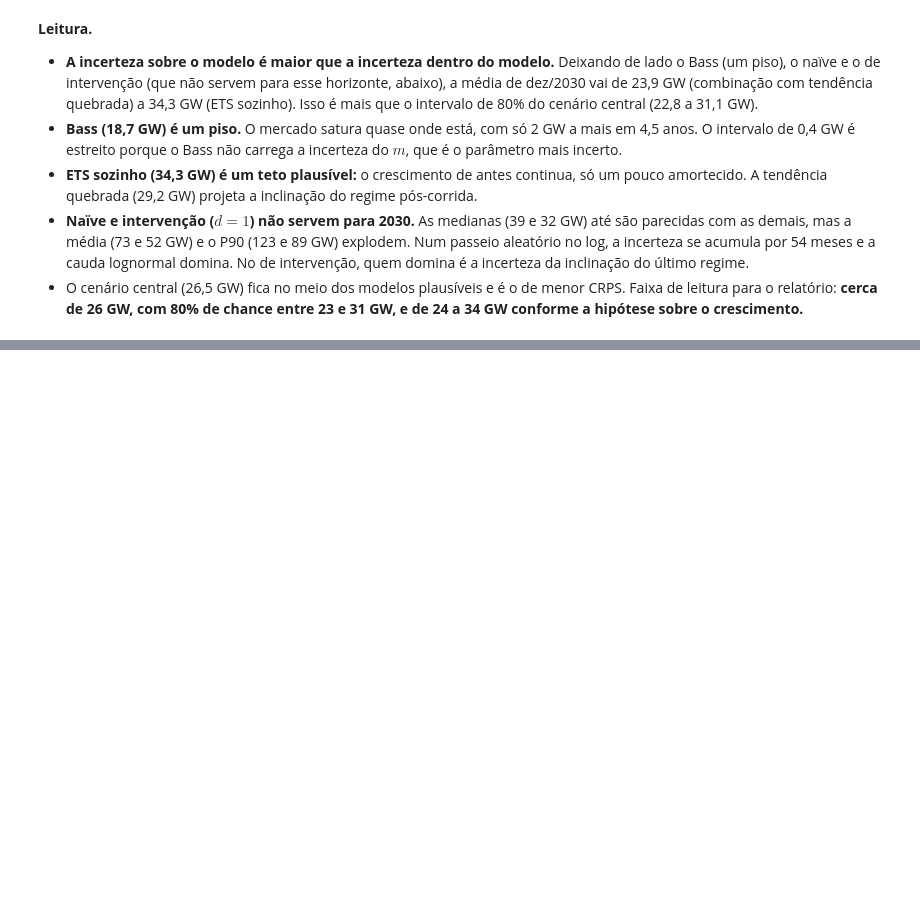
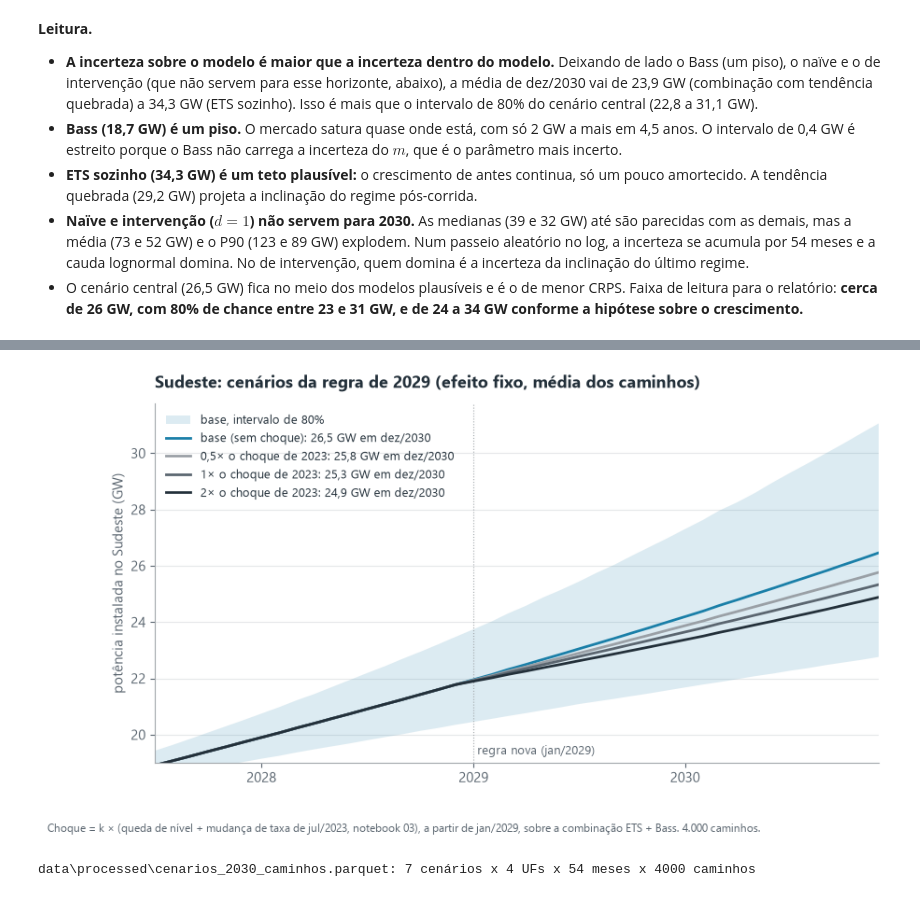
Before and after one commit to BrunoWolf03/IND2616-ProjetoMMGD, a Jupyter notebook: notebooks/05_cenarios_2030.ipynb, the cells around one changed output, grey strips where cells are left out. Saved outputs shown, nothing was run; the diff lists cells and outputs as text; code cells hidden in the pictures; blank space fills up the shorter version.

```diff
--- a/notebooks/05_cenarios_2030.ipynb
+++ b/notebooks/05_cenarios_2030.ipynb
@@ -232,15 +234,3 @@ por_uf[["jun/2026", "média", "P10", "P50", "P90", "crescimento %", "parcela da
 | MG | 6.11 | 8.73 | 7.68 | 8.51 | 9.99 | 42.82 | 32.98 |
 | RJ | 2.00 | 3.36 | 2.67 | 3.17 | 4.27 | 68.17 | 12.69 |
 | ES | 1.33 | 2.34 | 1.81 | 2.20 | 3.04 | 76.60 | 8.86 |
-# %%
-# caminhos do cenário central por UF, para a fase 6 (impacto na rede)
-SAIDA = ROOT / "data" / "processed" / "cenarios_2030_caminhos.parquet"
-partes = []
-for uf in UFS:
-    inst = acumulado(central[uf], uf)
-    partes.append(pd.DataFrame({
-        "mes": np.repeat(FUT, N_SIM), "uf": uf, "caminho": np.tile(np.arange(N_SIM), H),
-        "mw_adicionado": central[uf].ravel().astype("float32"), "mw_instalado": inst.ravel().astype("float32"),
-    }))
-pd.concat(partes, ignore_index=True).to_parquet(SAIDA)
-print(f"{SAIDA.relative_to(ROOT)}: {N_SIM} caminhos x {H} meses x {len(UFS)} UFs")
@@ -336,0 +411,40 @@ fig.savefig(RES / "cenarios_2030_metodos_modelos.png")
+# %%
+FIXOS = ["base (sem choque)"] + [f"{r} o choque de 2023, efeito fixo" for r in K]
+CORES_K = dict(zip(FIXOS, [CORES_UF["SP"], "#9AA0A6", "#5B6670", estilo.TINTA]))
+fig, ax = plt.subplots(figsize=(10, 5))
+ax.axvline(INICIO_2029, color=estilo.NEUTRO, lw=0.8, ls=":")
+ax.text(INICIO_2029, 19.2, " regra nova (jan/2029)", fontsize=9, color=estilo.TINTA_SUAVE, va="bottom")
+b = acum_cen["base (sem choque)"] / 1e3
+ax.fill_between(FUT, np.quantile(b, 0.1, axis=1), np.quantile(b, 0.9, axis=1), color=CORES_UF["SP"], alpha=0.15, lw=0,
+                label="base, intervalo de 80%")
+for nome in FIXOS:
+    m = acum_cen[nome].mean(axis=1) / 1e3
+    rot = f"{nome.replace(', efeito fixo', '')}: {m[-1]:.1f} GW em dez/2030".replace(".", ",")
+    ax.plot(FUT, m, color=CORES_K[nome], lw=2, label=rot)
+ax.set_ylabel("potência instalada no Sudeste (GW)")
+ax.set_ylim(19, None)
+ax.set_xlim(pd.Timestamp("2027-07-01"), FUT[-1])
+ax.xaxis.set_major_locator(mdates.YearLocator())
+ax.xaxis.set_major_formatter(mdates.DateFormatter("%Y"))
+ax.legend(loc="upper left", fontsize=9.5)
+ax.set_title("Sudeste: cenários da regra de 2029 (efeito fixo, média dos caminhos)")
+estilo.fonte_rodape(fig, "Choque = k × (queda de nível + mudança de taxa de jul/2023, notebook 03), a partir de jan/2029, "
+                    "sobre a combinação ETS + Bass. 4.000 caminhos.")
+fig.savefig(RES / "cenarios_2029_choque_se.png")
+# %% [output]
+[figure, added]
+# %%
+# caminhos por estado e cenário, para a fase 6 (impacto na rede)
+SAIDA = ROOT / "data" / "processed" / "cenarios_2030_caminhos.parquet"
+partes = []
+for nome, c in cen.items():
+    for uf in UFS:
+        partes.append(pd.DataFrame({
+            "cenario": nome, "mes": np.repeat(FUT, N_SIM), "uf": uf, "caminho": np.tile(np.arange(N_SIM), H),
+            "mw_adicionado": c[uf].ravel().astype("float32"),
+            "mw_instalado": acumulado(c[uf], uf).ravel().astype("float32"),
+        }))
+pd.concat(partes, ignore_index=True).to_parquet(SAIDA)
+print(f"{SAIDA.relative_to(ROOT)}: {len(cen)} cenários x {len(UFS)} UFs x {H} meses x {N_SIM} caminhos")
+# %% [output]
+data\processed\cenarios_2030_caminhos.parquet: 7 cenários x 4 UFs x 54 meses x 4000 caminhos
```
Also changed, not shown: parts of 8 cells of this notebook, 1 other file.
